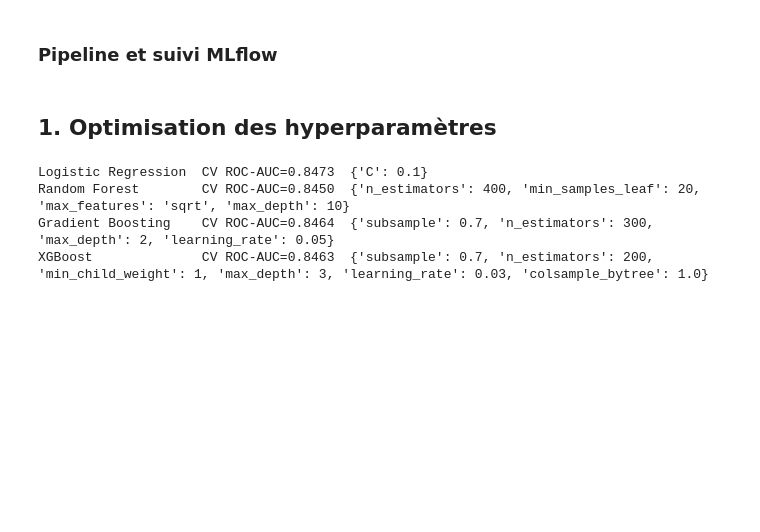
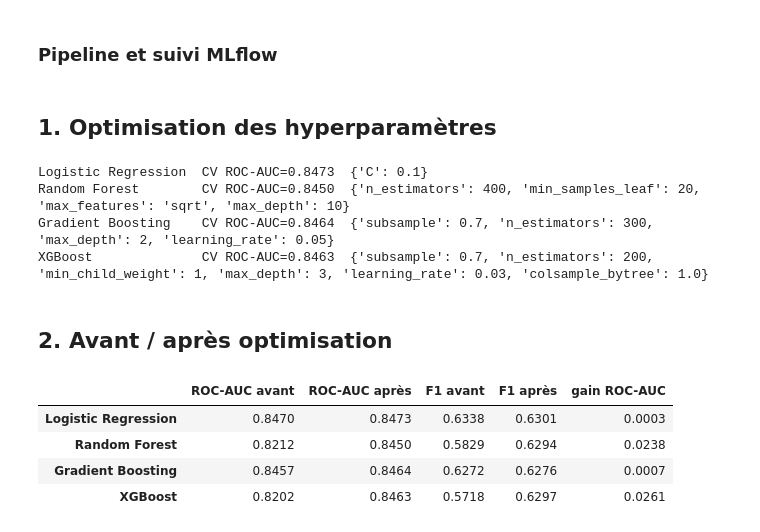
Before and after one commit to doughmi-ilyas/customer-churn-prediction, a Jupyter notebook: notebooks/05_optimisation_mlflow.ipynb, the cells around one changed output. Cells and saved outputs as stored; diff of their text form; code cells hidden in the pictures; blank space fills up the shorter version.

```diff
--- a/notebooks/05_optimisation_mlflow.ipynb
+++ b/notebooks/05_optimisation_mlflow.ipynb
@@ -235,3 +235,32 @@ Logistic Regression  CV ROC-AUC=0.8473  {'C': 0.1}
 Random Forest        CV ROC-AUC=0.8450  {'n_estimators': 400, 'min_samples_leaf': 20, 'max_features': 'sqrt', 'max_depth': 10}
 Gradient Boosting    CV ROC-AUC=0.8464  {'subsample': 0.7, 'n_estimators': 300, 'max_depth': 2, 'learning_rate': 0.05}
 XGBoost              CV ROC-AUC=0.8463  {'subsample': 0.7, 'n_estimators': 200, 'min_child_weight': 1, 'max_depth': 3, 'learning_rate': 0.03, 'colsample_bytree': 1.0}
+# %% [markdown]
+## 2. Avant / après optimisation
+# %%
+after, tuned_models = {}, {}
+for name, (clf, _) in searches.items():
+    tuned_models[name], after[name] = run_experiment(
+        f"{name} + SMOTE (optimisé)", clf.set_params(**best_params[name]), sampler=SMOTE(random_state=SEED), tags={"stage": "tuned"}
+    )
+
+before_runs = mlflow.search_runs(experiment_names=[EXPERIMENT], filter_string="tags.stage = 'smote'", order_by=["start_time DESC"])
+before_runs = before_runs.drop_duplicates("tags.mlflow.runName").set_index("tags.mlflow.runName")
+
+compare = pd.DataFrame(
+    {
+        "ROC-AUC avant": [before_runs.loc[f"{n} + SMOTE", "metrics.cv_roc_auc"] for n in searches],
+        "ROC-AUC après": [after[n]["cv_roc_auc"] for n in searches],
+        "F1 avant": [before_runs.loc[f"{n} + SMOTE", "metrics.cv_f1"] for n in searches],
+        "F1 après": [after[n]["cv_f1"] for n in searches],
+    },
+    index=list(searches),
+)
+compare["gain ROC-AUC"] = compare["ROC-AUC après"] - compare["ROC-AUC avant"]
+compare.round(4)
+# %% [output]
+|  | ROC-AUC avant | ROC-AUC après | F1 avant | F1 après | gain ROC-AUC |
+| Logistic Regression | 0.8470 | 0.8473 | 0.6338 | 0.6301 | 0.0003 |
+| Random Forest | 0.8212 | 0.8450 | 0.5829 | 0.6294 | 0.0238 |
+| Gradient Boosting | 0.8457 | 0.8464 | 0.6272 | 0.6276 | 0.0007 |
+| XGBoost | 0.8202 | 0.8463 | 0.5718 | 0.6297 | 0.0261 |
```
Also changed, not shown: parts of 1 cell of this notebook, 1 other file.
